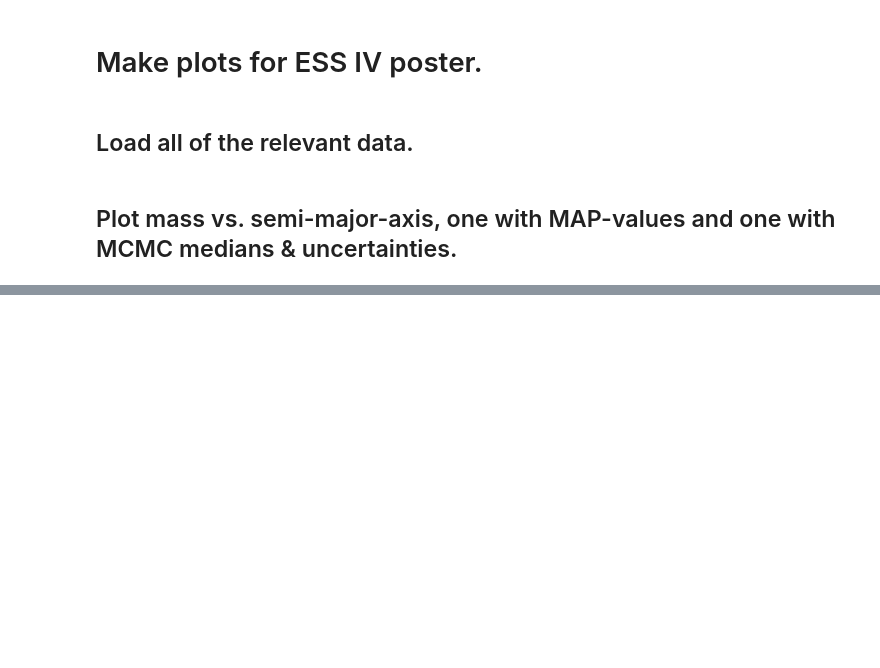
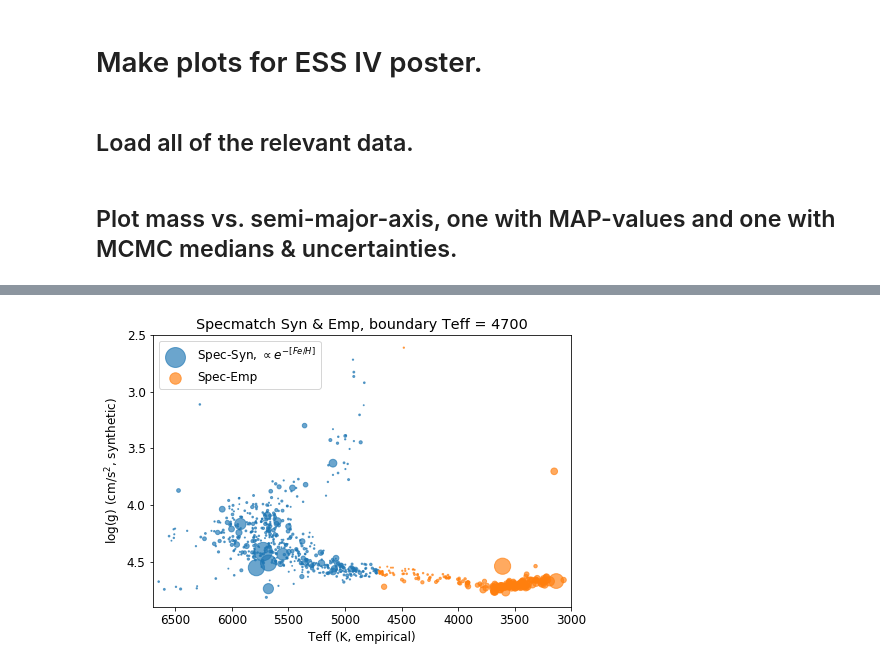
Before and after one commit to leerosenthalj/CLSI, a Jupyter notebook: Poster_plots.ipynb, the cells around one changed output, grey strips where cells are left out. Saved outputs shown, nothing was run; the diff lists cells and outputs as text; code cells hidden in the pictures; blank space fills up the shorter version.

```diff
--- a/Poster_plots.ipynb
+++ b/Poster_plots.ipynb
@@ -89,0 +119,3 @@ ax.legend()
+# %%
+spec_emp = specmatch.query('teff_emp <= 4700')
+spec_syn = specmatch.query('teff_emp > 4700')
@@ -90,19 +234,21 @@ ax.legend()
 # %%
-fig, ax = plt.subplots()
+fig, ax = plt.subplots(figsize=(7.5, 5))
 
 ax.scatter(spec_syn['teff_emp'], spec_syn['iso_logg'],
-           alpha=0.66, s=3*np.exp(-3*specmatch_legacy['fe']),
+           alpha=0.66, s=3*np.exp(-3*specmatch['fe']),
            label='Spec-Syn, $\propto e^{-[Fe/H]}$')
 
 ax.set_title('Specmatch Syn & Emp, boundary Teff = 4700')
 ax.scatter(spec_emp['teff_emp'], spec_emp['iso_logg'],
-           s=3*np.exp(-3*cut['fe']),
+           s=3*np.exp(-3*spec_emp['fe']),
            alpha=0.66, label='Spec-Emp')
 ax.set_xlabel('Teff (K, empirical)')
 ax.set_ylabel('log(g) (cm/s$^2$, synthetic)')
 ax.set_ylim([4.9, 2.5])
 ax.set_xlim([6700, 3000])
 ax.legend()
 
 #print(cut['name teff logg fe vsini'.split()])
-fig.savefig('main_sequence_all.pdf')
+fig.savefig('Poster_plots/main_sequence_all.png', dpi=500)
+# %% [output]
+[figure, added]
```
Also changed, not shown: parts of 11 cells of this notebook, 17 other files.
